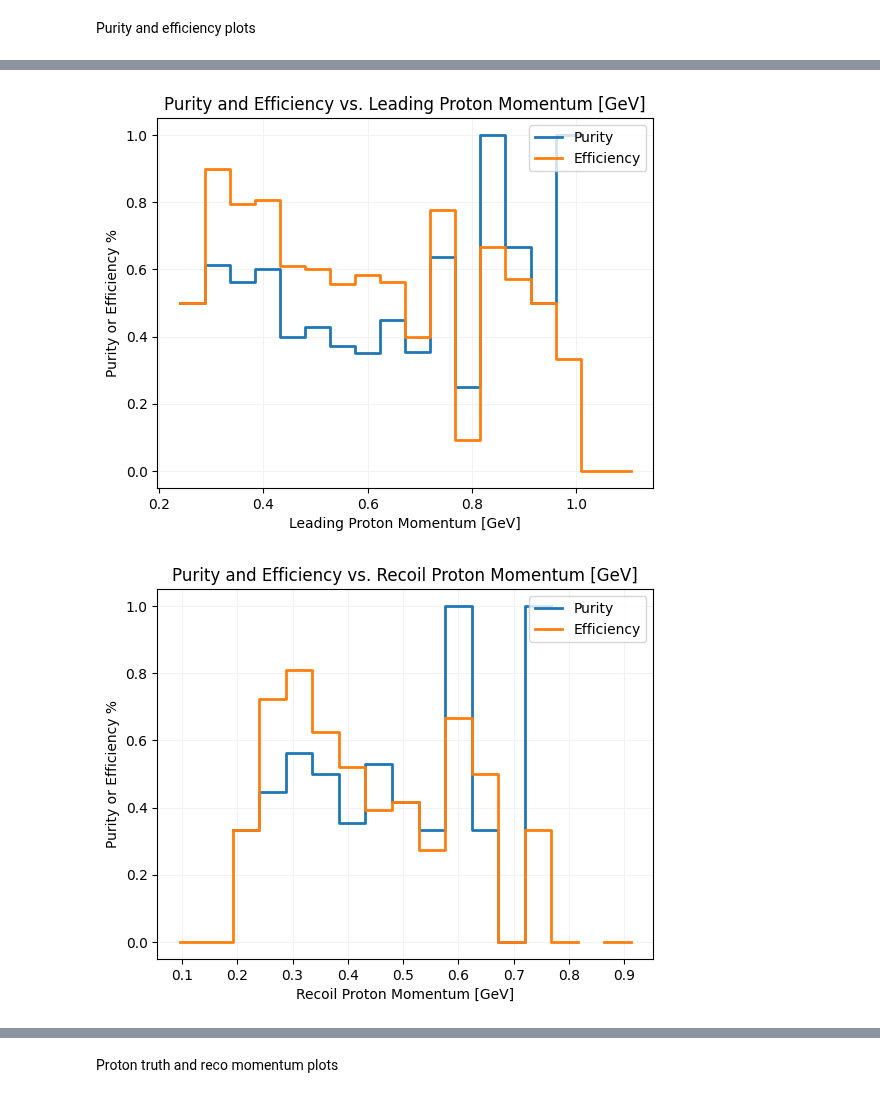
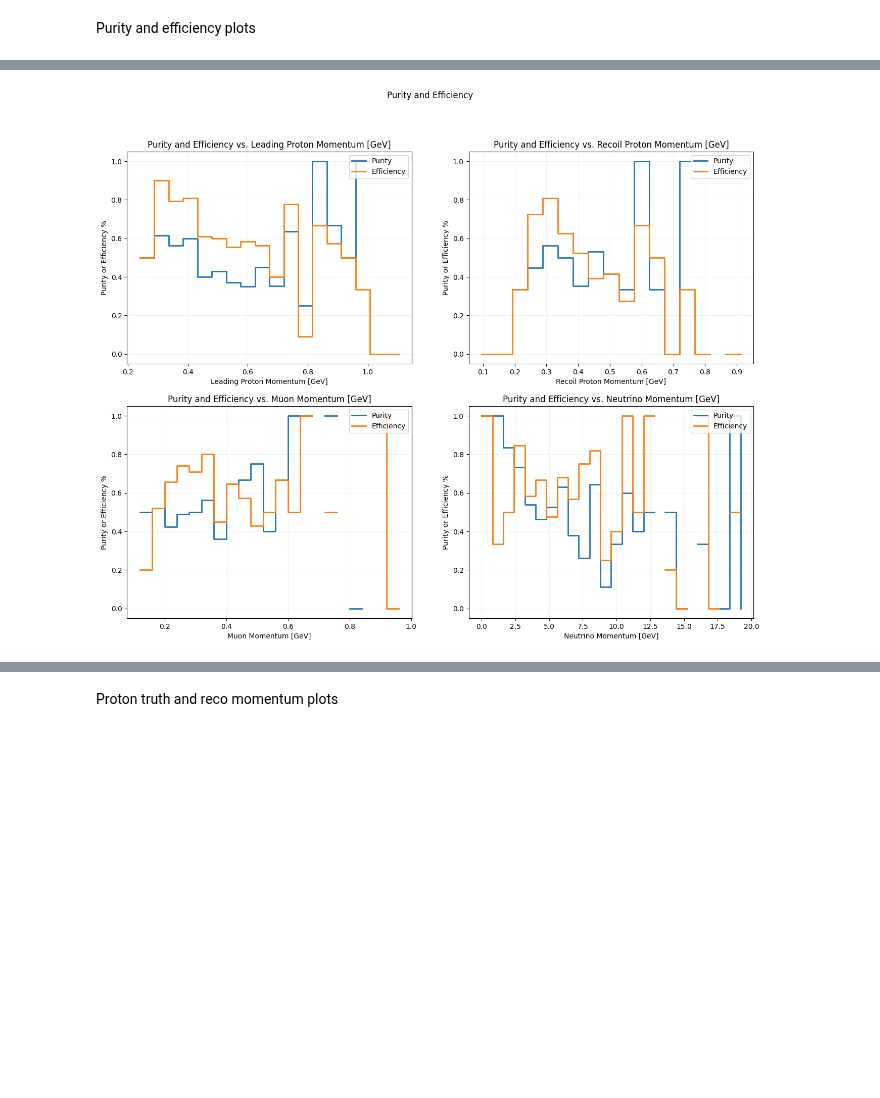
Before and after one commit to ZaeMoore/2x2_CAF, a Jupyter notebook: purity_efficiency/purity_efficiency.ipynb, the cells around one changed output, grey strips where cells are left out. Cells and saved outputs as stored; diff of their text form; code cells hidden in the pictures; blank space fills up the shorter version.

Commit message:
Cleaning up plots

```diff
--- a/purity_efficiency/purity_efficiency.ipynb
+++ b/purity_efficiency/purity_efficiency.ipynb
@@ -108,10 +108,11 @@ Efficiency = Number of true signal events that pass all cuts/Number of true sign
 Signal means the reconstructed event is the "signal" we are looking for (reco passes the cuts) <br>
 True means the truth level event is what we are looking for (truth passes the cuts)
 # %%
-#Arrays to save information on whether each event passes reco and true cuts
+#Arrays to save information on whether each event passes reco and true cuts, and the type of event it is
 true_signal_event = []
 true_event = []
 signal_event = []
+mode_event = []
 
 #Reco momentum and proton angle information
 leading_p_p = []
@@ -205,6 +206,7 @@ for file_idx in np.unique(file_index):
 
         signal_event.append(reco_passes)
         true_event.append(truth_passes)
+        mode_event.append(mode[event == ev][0])
 
         if reco_passes == 1 and truth_passes == 1:
             true_signal_event.append(1)
@@ -396,46 +398,43 @@ for i in labels_nu:
         eff_vals_nu.append(sum(true_signal_bin)/sum(true_bin))
 
 
+
+#Purity and Efficiency Plots
+fig, ax = plt.subplots(2, 2, figsize=(16,12))
+fig.suptitle('Purity and Efficiency')
 #Plot purity and efficiency vs. leading proton momentum
 #Delete the last bin value because we are plotting each step from the leftmost bin edge
-plt.step(np.delete(bin_edges_lpp, nbins_lpp), purity_vals_lpp, where='post', label='Purity', linewidth='2')
-plt.step(np.delete(bin_edges_lpp, nbins_lpp), eff_vals_lpp, where='post', label='Efficiency', linewidth='2')
-plt.xlabel('Leading Proton Momentum [GeV]')
-plt.ylabel('Purity or Efficiency %')
-plt.title('Purity and Efficiency vs. Leading Proton Momentum [GeV]')
-plt.grid(color='0.95')
-plt.legend(loc='upper right')
-plt.show()
-
+ax[0,0].step(np.delete(bin_edges_lpp, nbins_lpp), purity_vals_lpp, where='post', label='Purity', linewidth='2')
+ax[0,0].step(np.delete(bin_edges_lpp, nbins_lpp), eff_vals_lpp, where='post', label='Efficiency', linewidth='2')
+ax[0,0].set_xlabel('Leading Proton Momentum [GeV]')
+ax[0,0].set_ylabel('Purity or Efficiency %')
+ax[0,0].set_title('Purity and Efficiency vs. Leading Proton Momentum [GeV]')
+ax[0,0].grid(color='0.95')
+ax[0,0].legend(loc='upper right')
 #Plot purity and efficiency vs. recoil proton momentum
-plt.step(np.delete(bin_edges_rpp, nbins_rpp), purity_vals_rpp, where='post', label='Purity', linewidth='2')
-plt.step(np.delete(bin_edges_rpp, nbins_rpp), eff_vals_rpp, where='post', label='Efficiency', linewidth='2')
-plt.xlabel('Recoil Proton Momentum [GeV]')
-plt.ylabel('Purity or Efficiency %')
-plt.title('Purity and Efficiency vs. Recoil Proton Momentum [GeV]')
-plt.grid(color='0.95')
-plt.legend(loc='upper right')
-plt.show()
-
+ax[0,1].step(np.delete(bin_edges_rpp, nbins_rpp), purity_vals_rpp, where='post', label='Purity', linewidth='2')
+ax[0,1].step(np.delete(bin_edges_rpp, nbins_rpp), eff_vals_rpp, where='post', label='Efficiency', linewidth='2')
+ax[0,1].set_xlabel('Recoil Proton Momentum [GeV]')
+ax[0,1].set_ylabel('Purity or Efficiency %')
+ax[0,1].set_title('Purity and Efficiency vs. Recoil Proton Momentum [GeV]')
+ax[0,1].grid(color='0.95')
+ax[0,1].legend(loc='upper right')
 #Plot purity and efficiency vs. muon momentum
-plt.step(np.delete(bin_edges_mu, nbins_mu), purity_vals_mu, where='post', label='Purity', linewidth='2')
-plt.step(np.delete(bin_edges_mu, nbins_mu), eff_vals_mu, where='post', label='Efficiency', linewidth='2')
-plt.xlabel('Muon Momentum [GeV]')
-plt.ylabel('Purity or Efficiency %')
-plt.title('Purity and Efficiency vs. Muon Momentum [GeV]')
-plt.grid(color='0.95')
-plt.legend(loc='upper right')
-plt.show()
-
+ax[1,0].step(np.delete(bin_edges_mu, nbins_mu), purity_vals_mu, where='post', label='Purity', linewidth='2')
+ax[1,0].step(np.delete(bin_edges_mu, nbins_mu), eff_vals_mu, where='post', label='Efficiency', linewidth='2')
+ax[1,0].set_xlabel('Muon Momentum [GeV]')
+ax[1,0].set_ylabel('Purity or Efficiency %')
+ax[1,0].set_title('Purity and Efficiency vs. Muon Momentum [GeV]')
+ax[1,0].grid(color='0.95')
+ax[1,0].legend(loc='upper right')
 #Plot purity and efficiency vs. neutrino energy
-plt.step(np.delete(bin_edges_nu, nbins_nu), purity_vals_nu, where='post', label='Purity', linewidth='2')
-plt.step(np.delete(bin_edges_nu, nbins_nu), eff_vals_nu, where='post', label='Efficiency', linewidth='2')
-plt.xlabel('Neutrino Momentum [GeV]')
-plt.ylabel('Purity or Efficiency %')
-plt.title('Purity and Efficiency vs. Neutrino Momentum [GeV]')
-plt.grid(color='0.95')
-plt.legend(loc='upper right')
-plt.show()
+ax[1,1].step(np.delete(bin_edges_nu, nbins_nu), purity_vals_nu, where='post', label='Purity', linewidth='2')
+ax[1,1].step(np.delete(bin_edges_nu, nbins_nu), eff_vals_nu, where='post', label='Efficiency', linewidth='2')
+ax[1,1].set_xlabel('Neutrino Momentum [GeV]')
+ax[1,1].set_ylabel('Purity or Efficiency %')
+ax[1,1].set_title('Purity and Efficiency vs. Neutrino Momentum [GeV]')
+ax[1,1].grid(color='0.95')
+ax[1,1].legend(loc='upper right')
 
 print(df)
 
@@ -446,2 +462 @@ print(df)
-[figure, old version]
+[figure, new version]
-[figure, removed]
```
Also changed, not shown: parts of 5 cells of this notebook.
